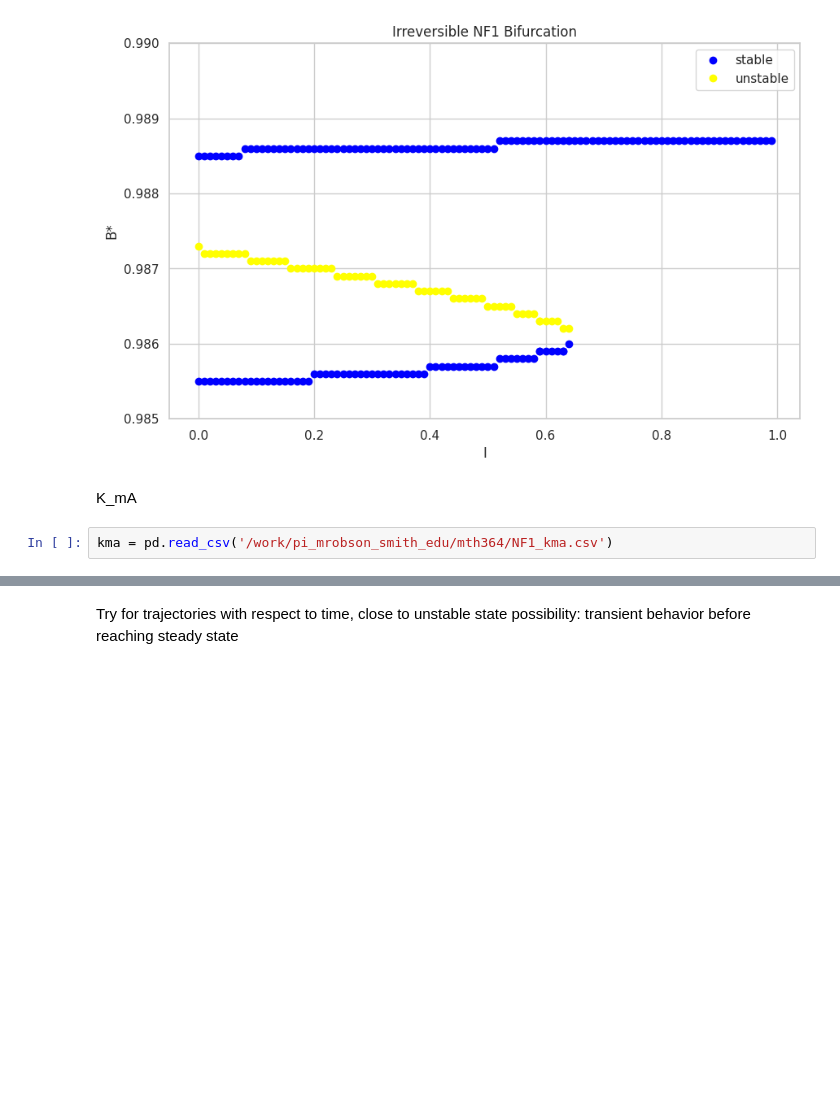
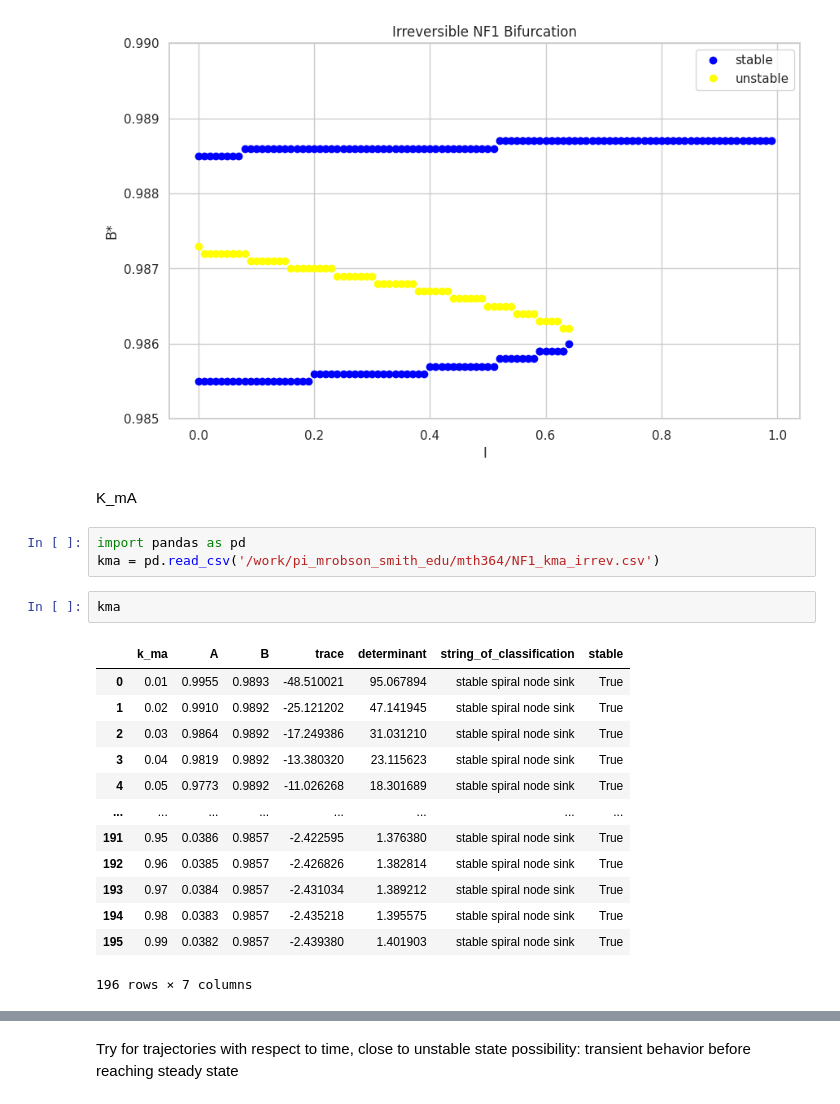
Before and after one commit to SanjanaYasna/mth364_final_proj_code, a Jupyter notebook: plot_bifurcations.ipynb, the cells around one changed output, grey strips where cells are left out. Cells and saved outputs as stored; diff of their text form; blank space fills up the shorter version.

```diff
--- a/plot_bifurcations.ipynb
+++ b/plot_bifurcations.ipynb
@@ -128,7 +128,24 @@ Text(0.5, 1.0, 'Irreversible NF1 Bifurcation')
 # %% [markdown]
 K_mA
 # %%
-kma = pd.read_csv('/work/pi_mrobson_smith_edu/mth364/NF1_kma.csv')
+import pandas as pd
+kma = pd.read_csv('/work/pi_mrobson_smith_edu/mth364/NF1_kma_irrev.csv')
+# %%
+kma
+# %% [output]
+|  | k_ma | A | B | trace | determinant | string_of_classification | stable |
+| 0 | 0.01 | 0.9955 | 0.9893 | -48.510021 | 95.067894 | stable spiral node sink | True |
+| 1 | 0.02 | 0.9910 | 0.9892 | -25.121202 | 47.141945 | stable spiral node sink | True |
+| 2 | 0.03 | 0.9864 | 0.9892 | -17.249386 | 31.031210 | stable spiral node sink | True |
+| 3 | 0.04 | 0.9819 | 0.9892 | -13.380320 | 23.115623 | stable spiral node sink | True |
+| 4 | 0.05 | 0.9773 | 0.9892 | -11.026268 | 18.301689 | stable spiral node sink | True |
+| ... | ... | ... | ... | ... | ... | ... | ... |
+| 191 | 0.95 | 0.0386 | 0.9857 | -2.422595 | 1.376380 | stable spiral node sink | True |
+| 192 | 0.96 | 0.0385 | 0.9857 | -2.426826 | 1.382814 | stable spiral node sink | True |
+| 193 | 0.97 | 0.0384 | 0.9857 | -2.431034 | 1.389212 | stable spiral node sink | True |
+| 194 | 0.98 | 0.0383 | 0.9857 | -2.435218 | 1.395575 | stable spiral node sink | True |
+| 195 | 0.99 | 0.0382 | 0.9857 | -2.439380 | 1.401903 | stable spiral node sink | True |
+196 rows × 7 columns
 # %%
 kma_stable = kma[kma['stable'] == True]
 kma_unstable = kma[kma['stable'] == False]
```
Also changed, not shown: parts of 9 cells of this notebook, 12 other files.
